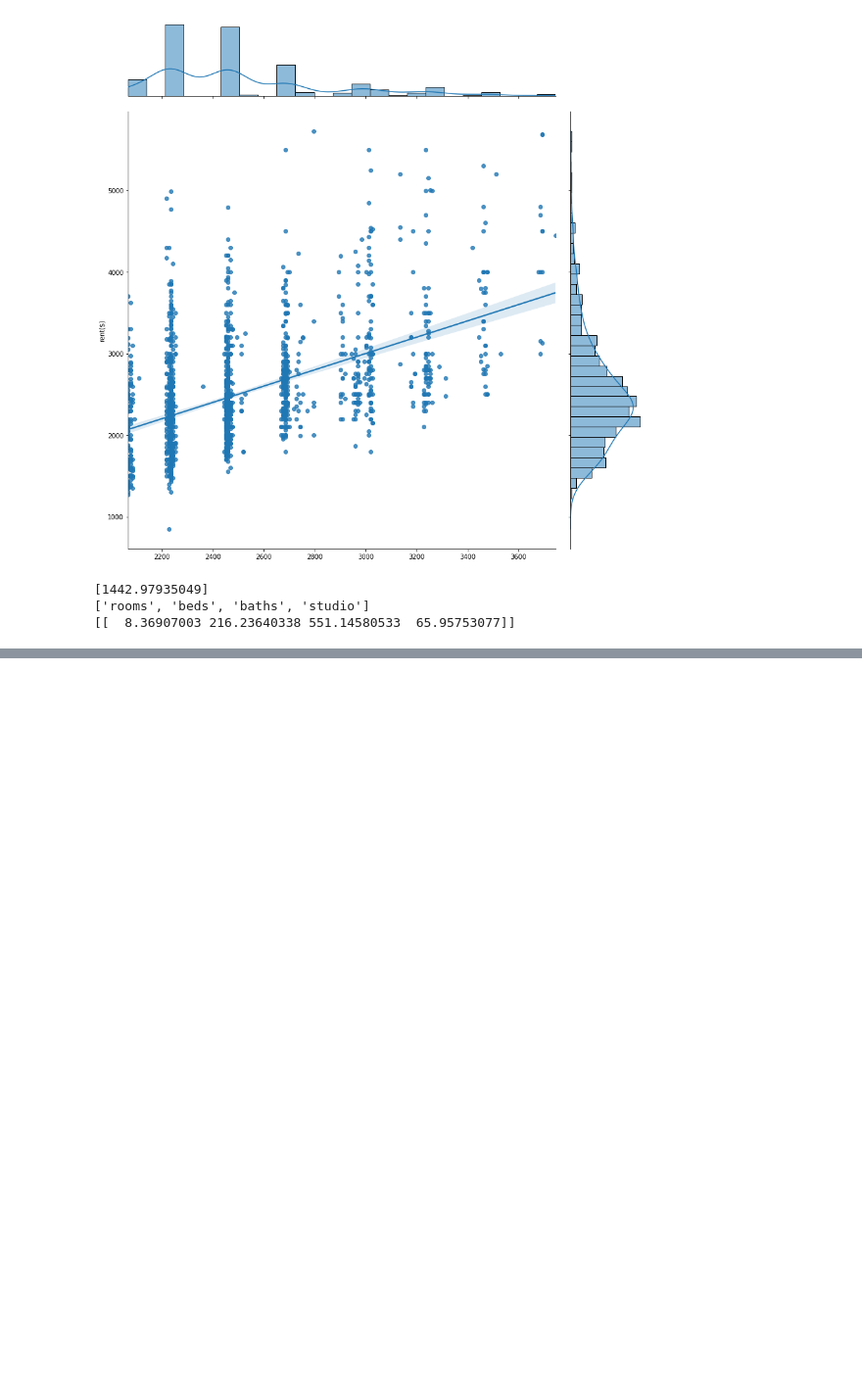
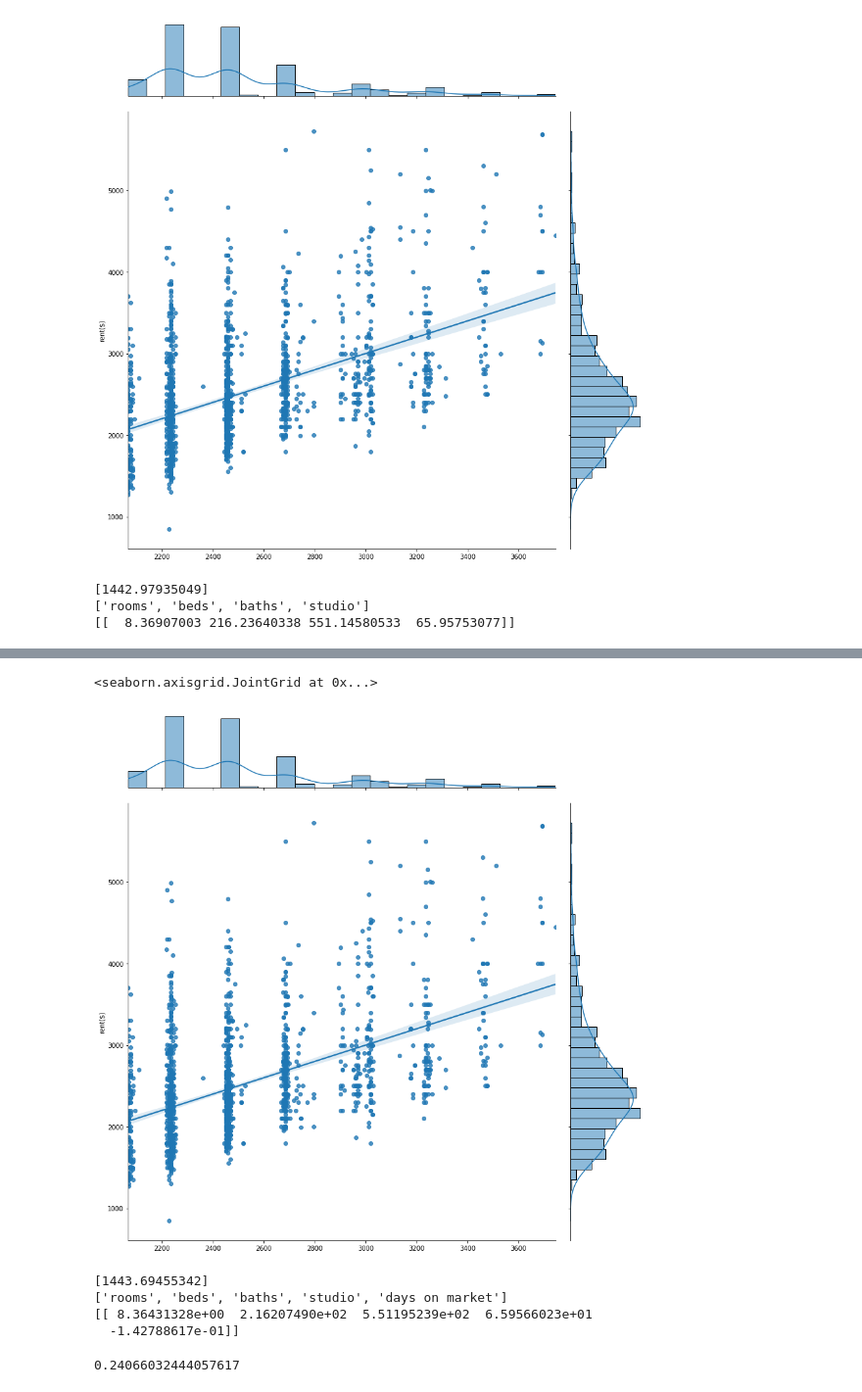
Before and after one commit to nickdellaquilo/Apartment-Regression, a Jupyter notebook: Final Regression.ipynb, the cells around one changed output, grey strips where cells are left out. Shown: that part at 98% size. Cells and saved outputs as stored; diff of their text form; code cells hidden in the pictures; blank space fills up the shorter version.

```diff
--- a/Final Regression.ipynb
+++ b/Final Regression.ipynb
@@ -105,0 +171,21 @@ print(lr.coef_)
+# %%
+lr2.fit(X_train, y_train)
+y_train_pred = lr2.predict(X_train)
+# %%
+sns.jointplot(x = y_train_pred.flatten(), y = y_train.squeeze(), kind = "reg", height = 12)
+# %% [output]
+<seaborn.axisgrid.JointGrid at 0x...>
+[figure, added]
+# %%
+print(lr2.intercept_)
+print(list(features.columns))
+print(lr2.coef_)
+# %% [output]
+[1443.69455342]
+['rooms', 'beds', 'baths', 'studio', 'days on market']
+[[ 8.36431328e+00  2.16207490e+02  5.51195239e+02  6.59566023e+01
+  -1.42788617e-01]]
+# %%
+lr2.score(X_val, y_val)
+# %% [output]
+0.24066032444057617
```
Also changed, not shown: parts of 14 cells of this notebook.
